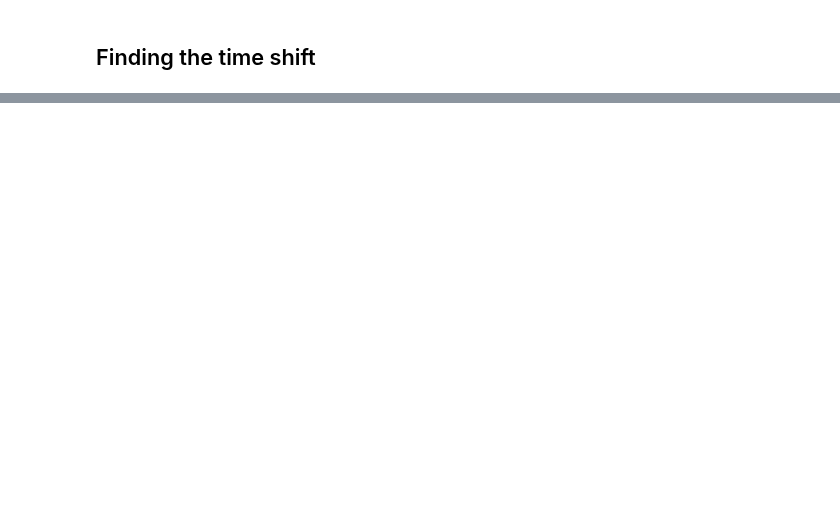
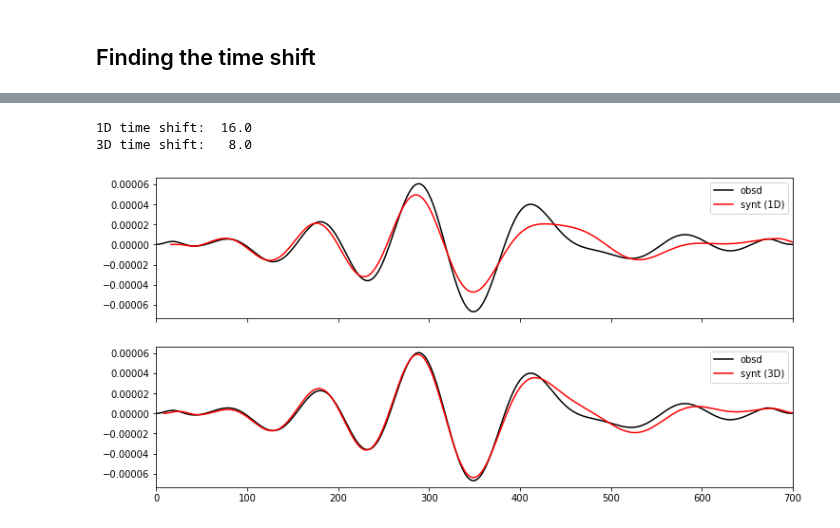
Before and after one commit to rdno/basic_data_processing, a Jupyter notebook: Comparing Observed and Synthetic Data.ipynb, the cells around one changed output, grey strips where cells are left out. Saved outputs shown, nothing was run; the diff lists cells and outputs as text; code cells hidden in the pictures; blank space fills up the shorter version.

```diff
--- a/Comparing Observed and Synthetic Data.ipynb
+++ b/Comparing Observed and Synthetic Data.ipynb
@@ -295,0 +373,21 @@ def xcorr_shift(d, s):
+# %%
+# Find the time shifts between the data
+shift1d = xcorr_shift(obsd_sw, synt1d_sw)
+shift3d = xcorr_shift(obsd_sw, synt3d_sw)
+
+print(f"1D time shift: {shift1d:5.1f}\n3D time shift: {shift3d:5.1f} ")
+# %% [output]
+1D time shift:  16.0
+3D time shift:   8.0
+# %%
+fig, axes = plt.subplots(nrows=2, sharex=True, figsize=(12, 6))
+axes[0].plot(obsd_sw.times(), obsd_sw.data, "k", label="obsd")
+axes[0].plot(synt1d_sw.times()+shift1d, synt1d_sw.data, "r", label="synt (1D)")
+axes[0].legend()
+
+axes[1].plot(obsd_sw.times(), obsd_sw.data, "k", label="obsd")
+axes[1].plot(synt3d_sw.times()+shift3d, synt3d_sw.data, "r", label="synt (3D)")
+axes[1].set_xlim(0, 700)
+axes[1].legend();
+# %% [output]
+[figure, added]
```
Also changed, not shown: parts of 17 cells of this notebook.
